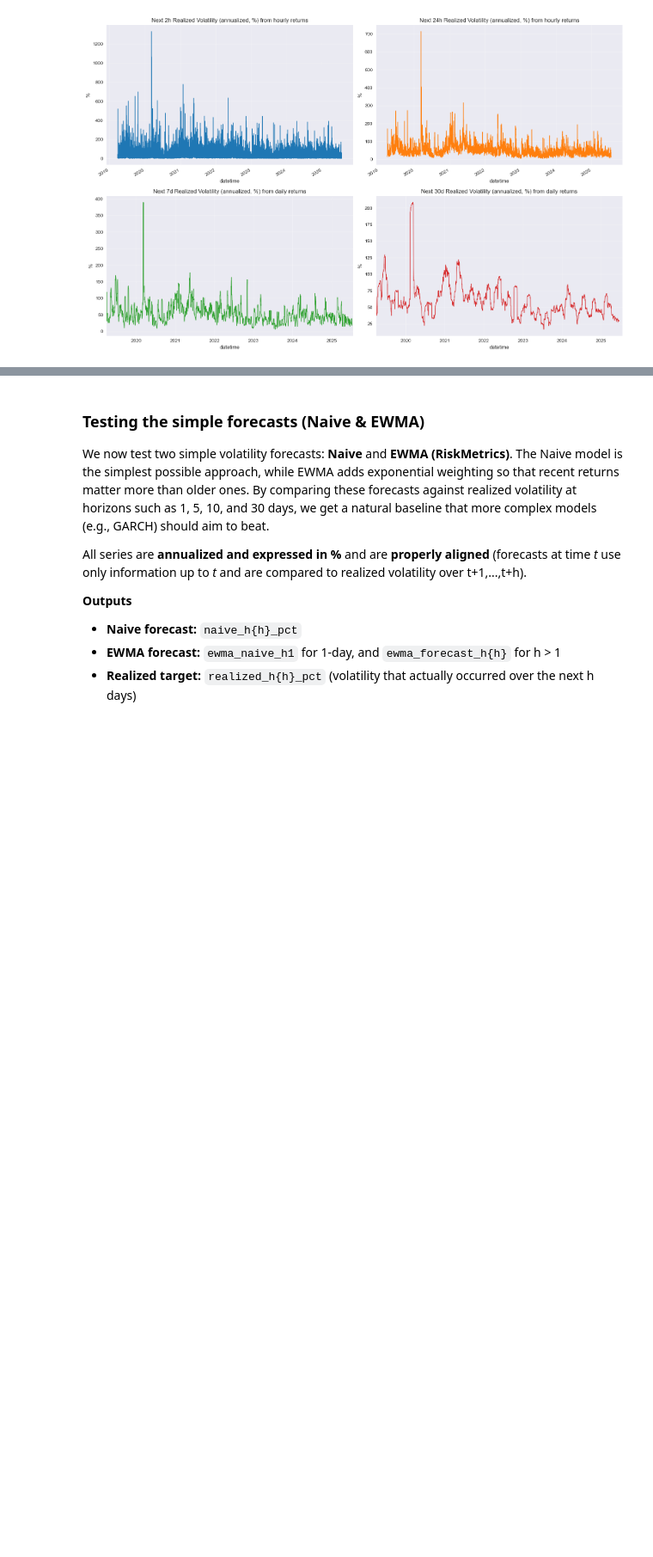
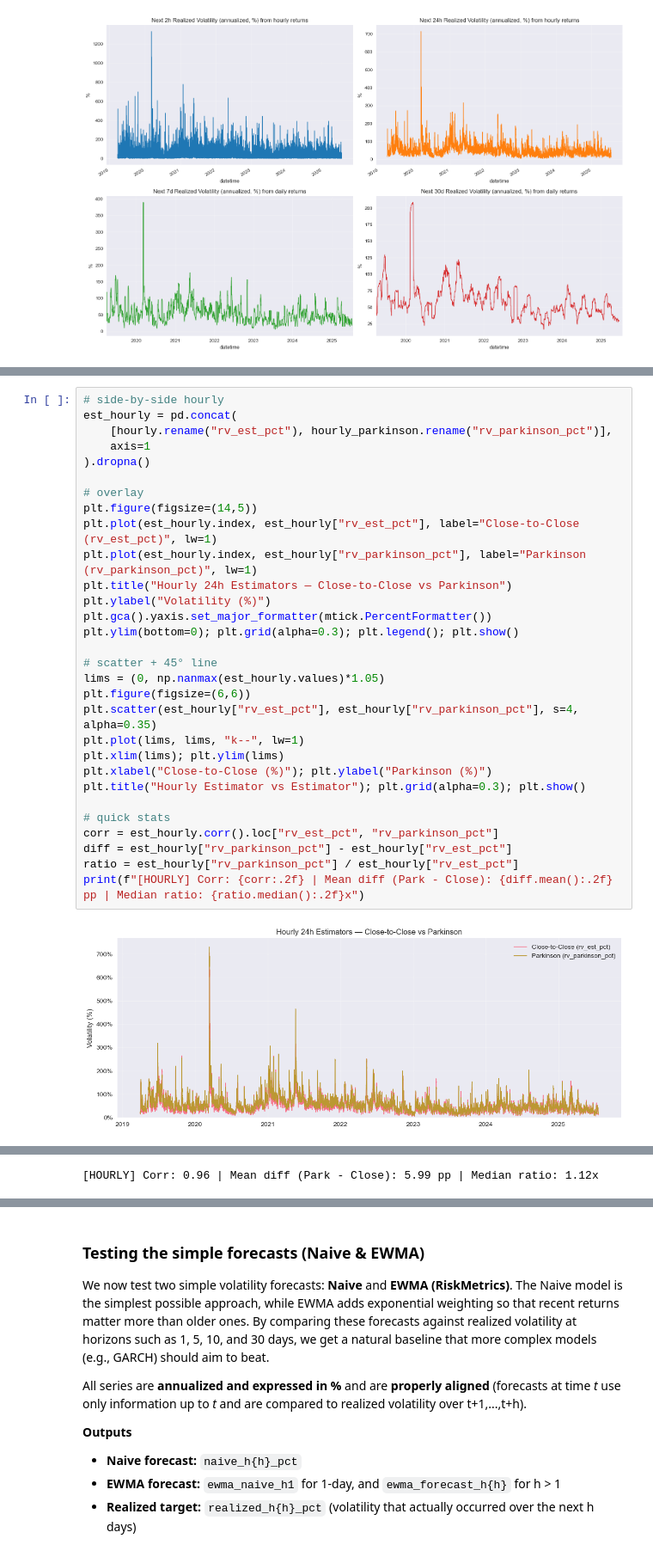
Before and after one commit to QuanTUMunich/GammaScalping, a Jupyter notebook: notebooks/volatility_inspection.ipynb, the cells around one changed output, grey strips where cells are left out. Shown at 86% size. Cells and saved outputs as stored; diff of their text form; blank space fills up the shorter version.

```diff
--- a/notebooks/volatility_inspection.ipynb
+++ b/notebooks/volatility_inspection.ipynb
@@ -231,0 +271,32 @@ plt.show()
+# %%
+# side-by-side hourly
+est_hourly = pd.concat(
+    [hourly.rename("rv_est_pct"), hourly_parkinson.rename("rv_parkinson_pct")],
+    axis=1
+).dropna()
+
+# overlay
+plt.figure(figsize=(14,5))
+plt.plot(est_hourly.index, est_hourly["rv_est_pct"], label="Close-to-Close (rv_est_pct)", lw=1)
+plt.plot(est_hourly.index, est_hourly["rv_parkinson_pct"], label="Parkinson (rv_parkinson_pct)", lw=1)
+plt.title("Hourly 24h Estimators — Close-to-Close vs Parkinson")
+plt.ylabel("Volatility (%)")
+plt.gca().yaxis.set_major_formatter(mtick.PercentFormatter())
+plt.ylim(bottom=0); plt.grid(alpha=0.3); plt.legend(); plt.show()
+
+# scatter + 45° line
+lims = (0, np.nanmax(est_hourly.values)*1.05)
+plt.figure(figsize=(6,6))
+plt.scatter(est_hourly["rv_est_pct"], est_hourly["rv_parkinson_pct"], s=4, alpha=0.35)
+plt.plot(lims, lims, "k--", lw=1)
+plt.xlim(lims); plt.ylim(lims)
+plt.xlabel("Close-to-Close (%)"); plt.ylabel("Parkinson (%)")
+plt.title("Hourly Estimator vs Estimator"); plt.grid(alpha=0.3); plt.show()
+
+# quick stats
+corr = est_hourly.corr().loc["rv_est_pct", "rv_parkinson_pct"]
+diff = est_hourly["rv_parkinson_pct"] - est_hourly["rv_est_pct"]
+ratio = est_hourly["rv_parkinson_pct"] / est_hourly["rv_est_pct"]
+print(f"[HOURLY] Corr: {corr:.2f} | Mean diff (Park - Close): {diff.mean():.2f} pp | Median ratio: {ratio.median():.2f}x")
+# %% [output]
+[figure, added]
@@ -231,0 +304 @@ plt.show()
+[HOURLY] Corr: 0.96 | Mean diff (Park - Close): 5.99 pp | Median ratio: 1.12x
```
Also changed, not shown: parts of 15 cells of this notebook.
